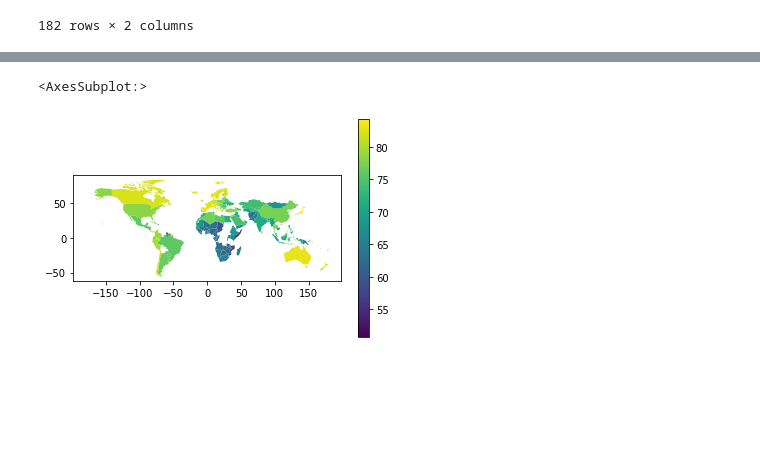
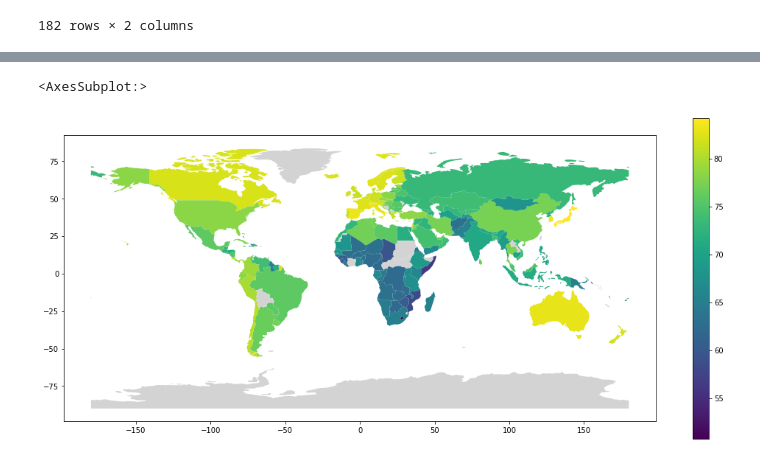
Before and after one commit to pkorat/World-Life-Expectancy-Analysis, a Jupyter notebook: main_pk_6_30_21.ipynb, the cells around one changed output, grey strips where cells are left out. Cells and saved outputs as stored; diff of their text form; code cells hidden in the pictures; blank space fills up the shorter version.

Commit message:
cleaned some of the life expectancy data to merge with geopandas and put in missing data on world heat map

```diff
--- a/main_pk_6_30_21.ipynb
+++ b/main_pk_6_30_21.ipynb
@@ -382,5 +418,15 @@ mean_lifeexp
+# %%
+mean_lifeexp = mean_lifeexp.replace(
+
+    {'United Republic of Tanzania':'Tanzania', 'Democratic Republic of the Congo':'Dem. Rep. Congo',
+     'Dominican Republic':'Dominican Rep.', 'Russian Federation':'Russia', 'Iran (Islamic Republic of)':'Iran',
+     'Viet Nam':'Vietnam', "Democratic People's Republic of Korea":'North Korea', 'Republic of Korea':'South Korea',
+     'United Kingdom of Great Britain and Northern Ireland':'United Kingdom', 'Venezuela (Bolivarian Republic of)':'Venezuela',
+     'Equatorial Guinea':'Eq. Guinea', 'Syrian Arab Republic':'Syria'}
+)
 # %%
-life_world = pd.merge(mean_lifeexp, world, on='name')
+life_world = pd.merge(mean_lifeexp, world, on='name', how='outer', indicator=True)
 life_world = gpd.GeoDataFrame(life_world)
-type(life_world)
+
+life_world
 # %% [output]
@@ -388,5 +446,10 @@ geopandas.geodataframe.GeoDataFrame
 # %%
-life_world.plot(column='Life Expectancy in Years', legend=True)
+life_world.plot(
+    column='Life Expectancy in Years',
+    figsize=(18, 8),
+    missing_kwds={'color':'lightgrey', 'label':'Missing values'},
+    legend=True
+)
 # %% [output]
 <AxesSubplot:>
-[figure, old version]
+[figure, new version]
```
Also changed, not shown: parts of 4 cells of this notebook.
